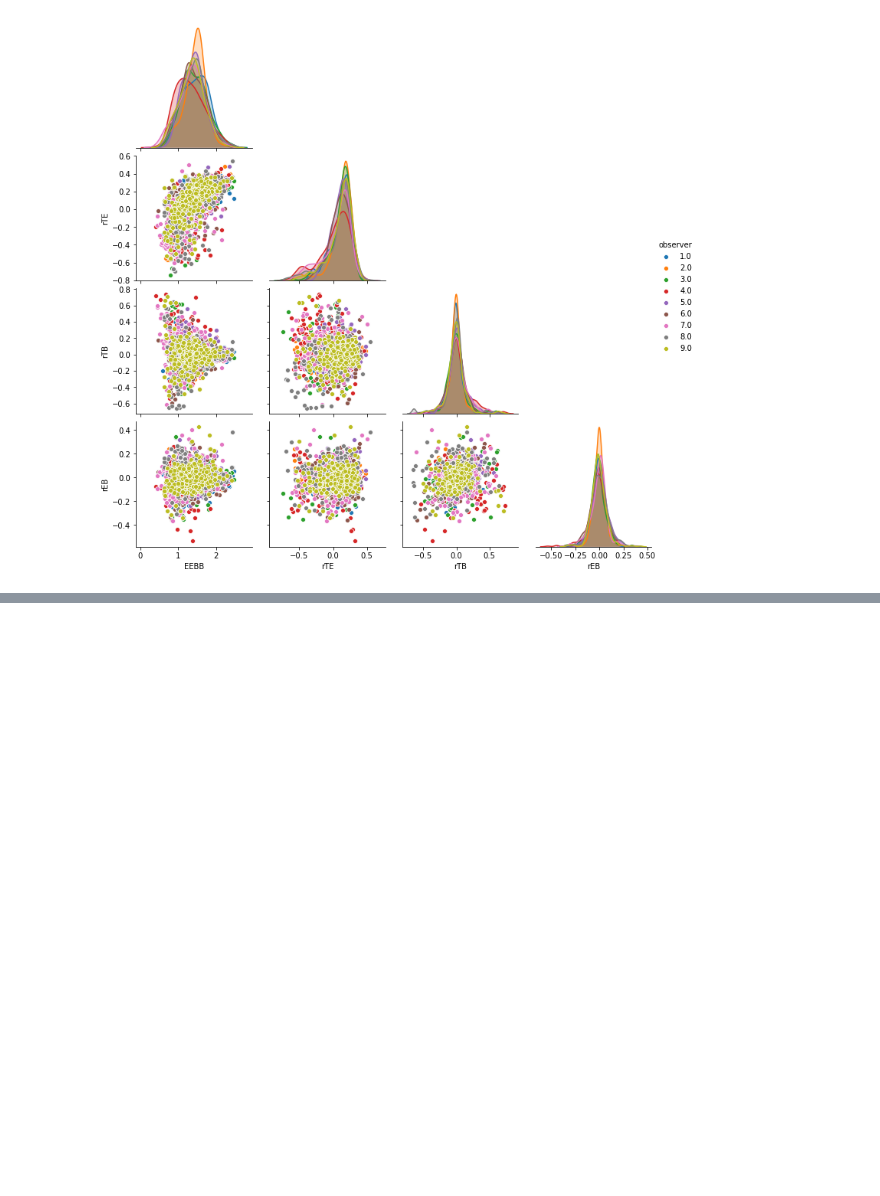
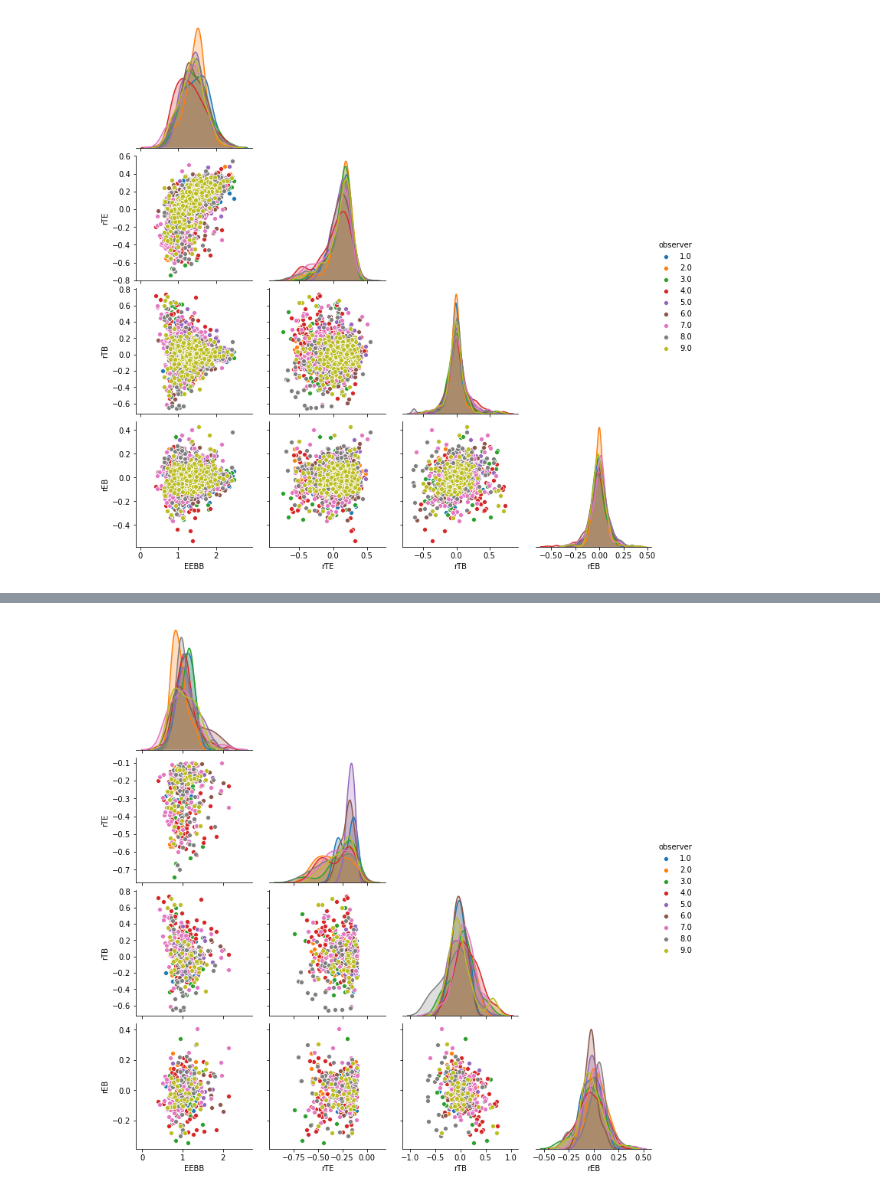
Before and after one commit to changgoo/TIGRESS-TB-EB, a Jupyter notebook: notebook/namaster-cl-correlation.ipynb, the cells around one changed output, grey strips where cells are left out. Cells and saved outputs as stored; diff of their text form; code cells hidden in the pictures; blank space fills up the shorter version.

```diff
--- a/notebook/namaster-cl-correlation.ipynb
+++ b/notebook/namaster-cl-correlation.ipynb
@@ -65,3 +62,5 @@ AttributeError: 'DataFrame' object has no attribute 'TE'
 # %%
-sns.pairplot(df.where((df.TE<-0.1) & (df.EEBB<2.5)),hue='observer',dropna=True,corner=True)
-g.savefig('../figures/TB_not_TB/rTEn01_ratios_b30.png',bbox_inches='tight',dpi=200)
+g=sns.pairplot(df.where((df.rTE<-0.1) & (df.EEBB<2.5)),hue='observer',dropna=True,corner=True)
+g.savefig('../figures/rTEn01_ratios_b30.png',bbox_inches='tight',dpi=200)
+# %% [output]
+[figure, added]
```
Also changed, not shown: parts of 13 cells of this notebook, 1 other file.
